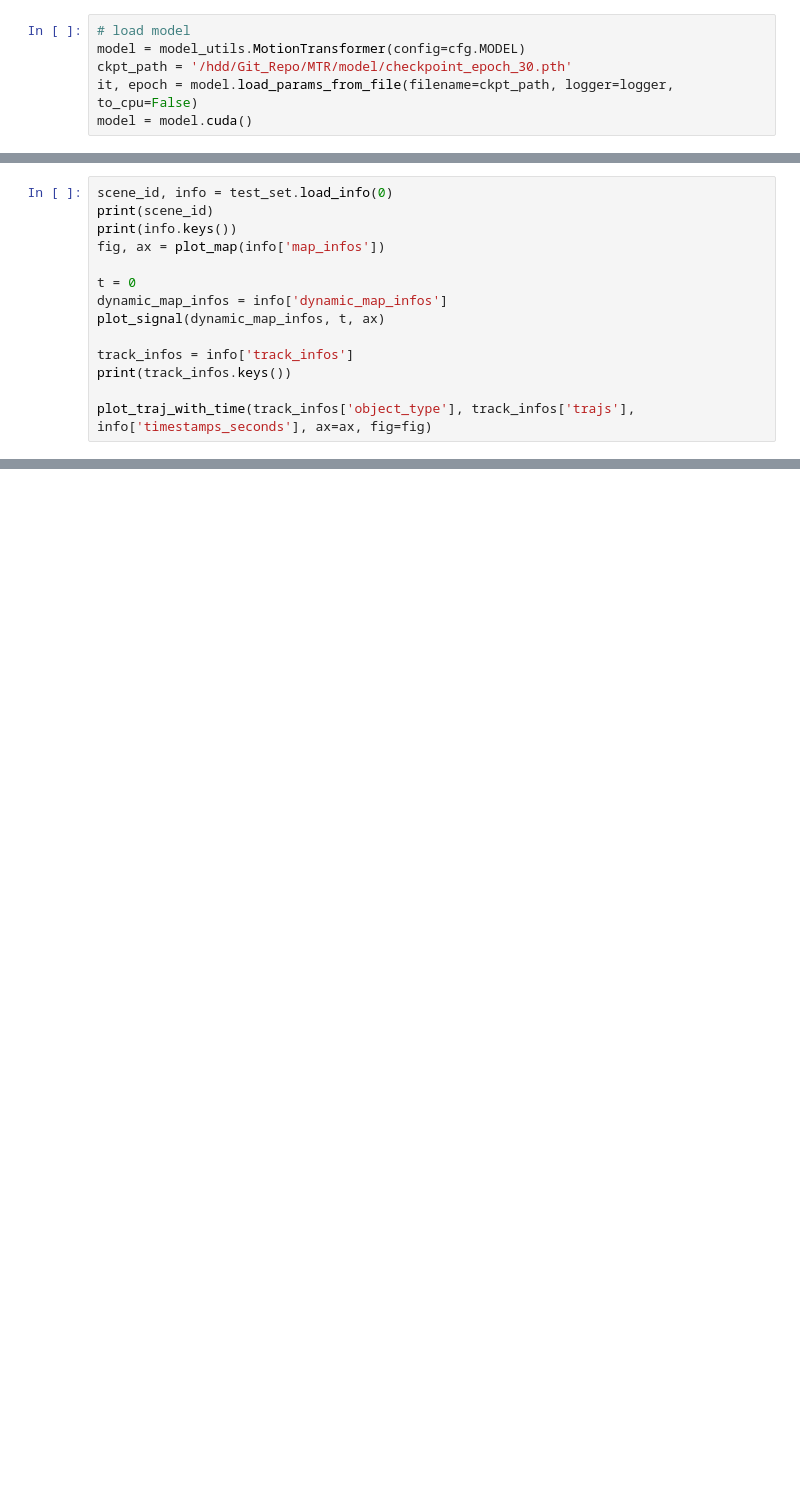
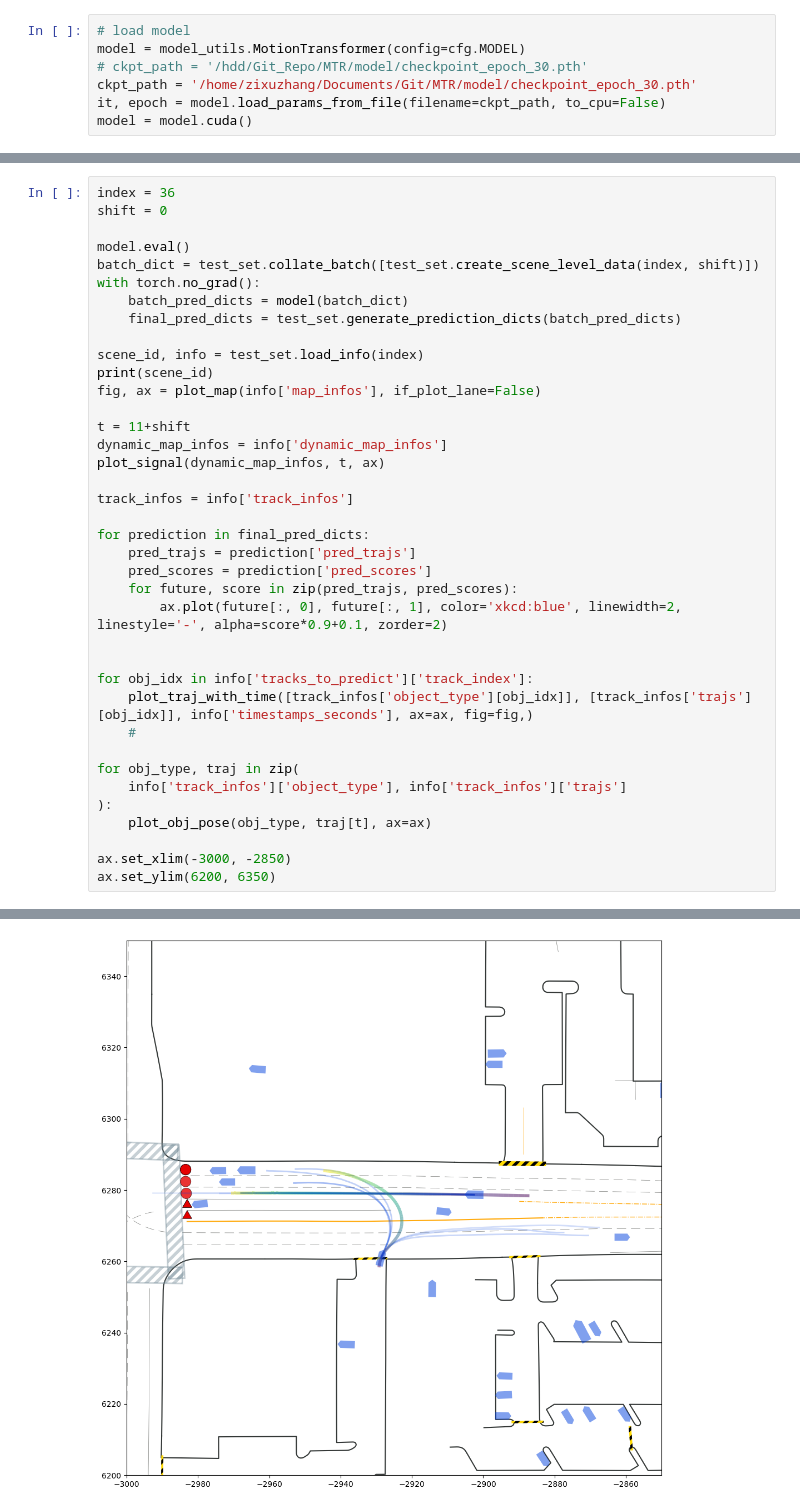
Before and after one commit to zzx9636/MTR, a Jupyter notebook: tools/eval_model.ipynb, the cells around one changed output, grey strips where cells are left out. Cells and saved outputs as stored; diff of their text form; blank space fills up the shorter version.

Commit message:
add visualization and dataset time shift

```diff
--- a/tools/eval_model.ipynb
+++ b/tools/eval_model.ipynb
@@ -58,6 +54,7 @@ test_set, test_loader, sampler = build_dataloader(
 # %%
 # load model
 model = model_utils.MotionTransformer(config=cfg.MODEL)
-ckpt_path = '/hdd/Git_Repo/MTR/model/checkpoint_epoch_30.pth'
-it, epoch = model.load_params_from_file(filename=ckpt_path, logger=logger, to_cpu=False)
+# ckpt_path = '/hdd/Git_Repo/MTR/model/checkpoint_epoch_30.pth'
+ckpt_path = '/home/zixuzhang/Documents/Git/MTR/model/checkpoint_epoch_30.pth'
+it, epoch = model.load_params_from_file(filename=ckpt_path, to_cpu=False)
 model = model.cuda()
@@ -79,14 +60,0 @@ for i, batch_dict in enumerate(test_loader):
-# %%
-scene_id, info = test_set.load_info(0)
-print(scene_id)
-print(info.keys())
-fig, ax = plot_map(info['map_infos'])
-
-t = 0
-dynamic_map_infos = info['dynamic_map_infos']
-plot_signal(dynamic_map_infos, t, ax)
-
-track_infos = info['track_infos']
-print(track_infos.keys())
-
-plot_traj_with_time(track_infos['object_type'], track_infos['trajs'], info['timestamps_seconds'], ax=ax, fig=fig)
@@ -97,0 +69,39 @@ dict_keys(['object_id', 'object_type', 'trajs'])
+# %%
+index = 36
+shift = 0
+
+model.eval()
+batch_dict = test_set.collate_batch([test_set.create_scene_level_data(index, shift)])
+with torch.no_grad():
+    batch_pred_dicts = model(batch_dict)
+    final_pred_dicts = test_set.generate_prediction_dicts(batch_pred_dicts)
+
+scene_id, info = test_set.load_info(index)
+print(scene_id)
+fig, ax = plot_map(info['map_infos'], if_plot_lane=False)
+
+t = 11+shift
+dynamic_map_infos = info['dynamic_map_infos']
+plot_signal(dynamic_map_infos, t, ax)
+
+track_infos = info['track_infos']
+
+for prediction in final_pred_dicts:
+    pred_trajs = prediction['pred_trajs']
+    pred_scores = prediction['pred_scores']
+    for future, score in zip(pred_trajs, pred_scores):
+        ax.plot(future[:, 0], future[:, 1], color='xkcd:blue', linewidth=2, linestyle='-', alpha=score*0.9+0.1, zorder=2)
+
+
+for obj_idx in info['tracks_to_predict']['track_index']:
+    plot_traj_with_time([track_infos['object_type'][obj_idx]], [track_infos['trajs'][obj_idx]], info['timestamps_seconds'], ax=ax, fig=fig,)
+    #
+
+for obj_type, traj in zip(
+    info['track_infos']['object_type'], info['track_infos']['trajs']
+):
+    plot_obj_pose(obj_type, traj[t], ax=ax)
+
+ax.set_xlim(-3000, -2850)
+ax.set_ylim(6200, 6350)
+# %% [output]
@@ -97,0 +110 @@ dict_keys(['object_id', 'object_type', 'trajs'])
+[figure, added]
```
Also changed, not shown: parts of 9 cells of this notebook, 6 other files.
